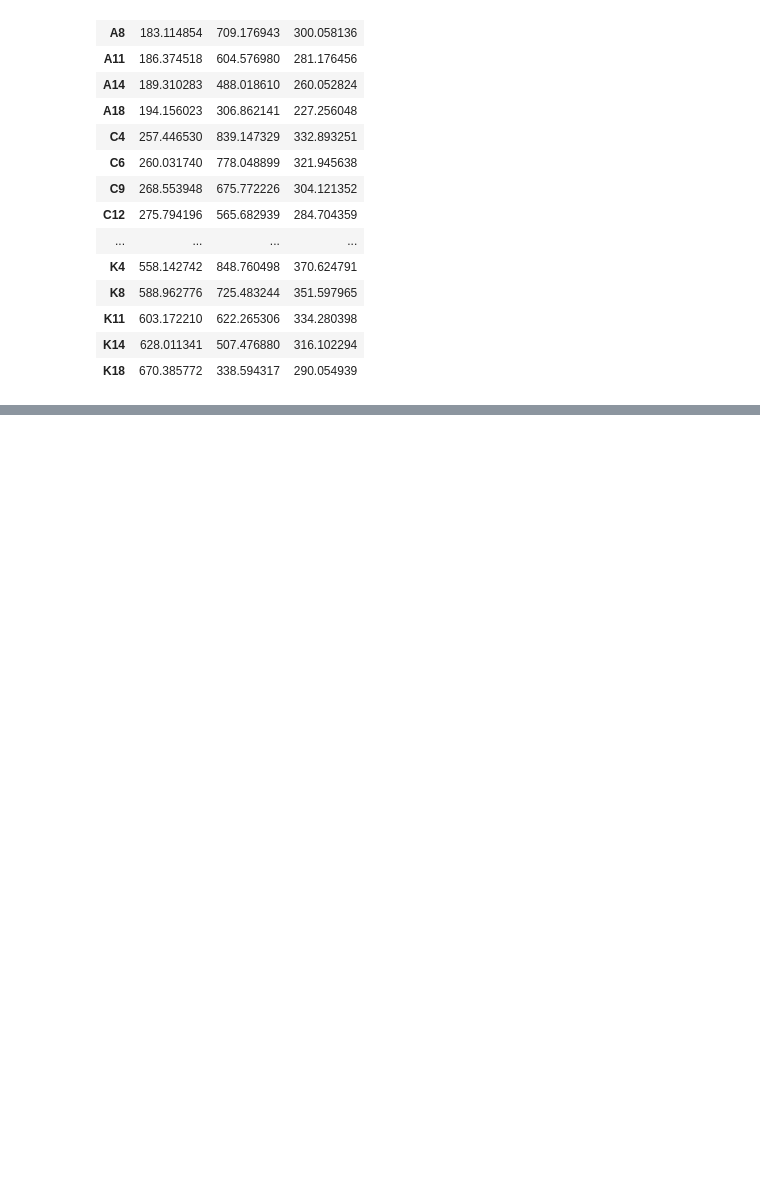
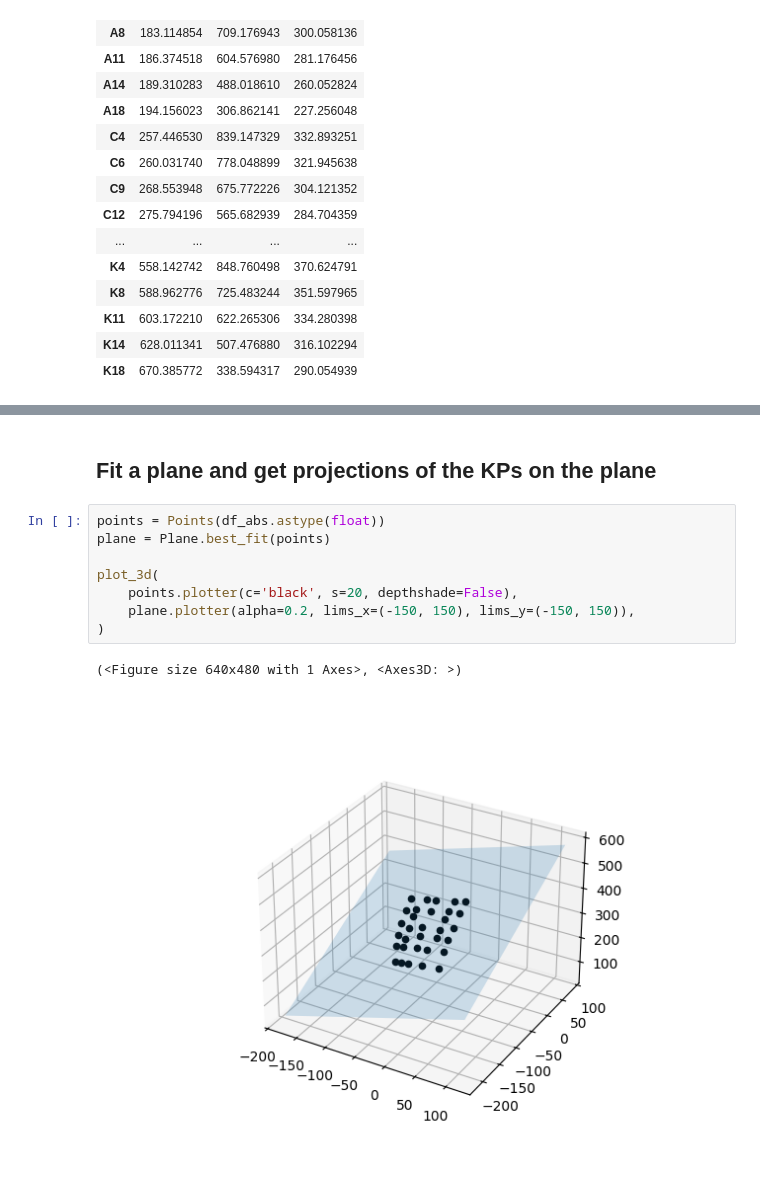
Before and after one commit to jipparchus/Gamba, a Jupyter notebook: app/MVP/concept_test.ipynb, the cells around one changed output, grey strips where cells are left out. Cells and saved outputs as stored; diff of their text form; blank space fills up the shorter version.

```diff
--- a/app/MVP/concept_test.ipynb
+++ b/app/MVP/concept_test.ipynb
@@ -225,0 +348,13 @@ Text(0.5, 0, 'Z')
+# %% [markdown]
+## Fit a plane and get projections of the KPs on the plane
+# %%
+points = Points(df_abs.astype(float))
+plane = Plane.best_fit(points)
+
+plot_3d(
+    points.plotter(c='black', s=20, depthshade=False),
+    plane.plotter(alpha=0.2, lims_x=(-150, 150), lims_y=(-150, 150)),
+)
+# %% [output]
+(<Figure size 640x480 with 1 Axes>, <Axes3D: >)
+[figure, added]
```
Also changed, not shown: parts of 29 cells of this notebook, 3 other files.
